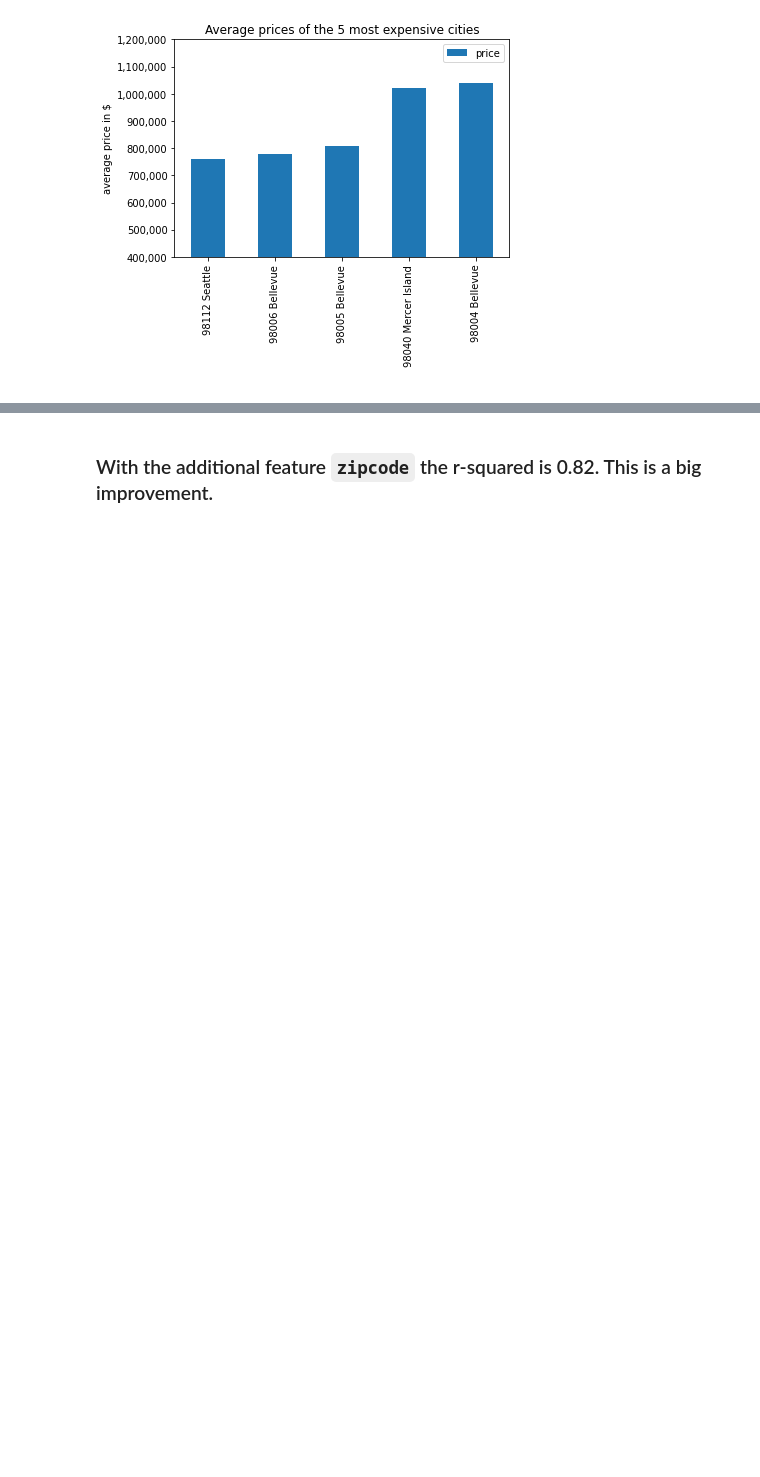
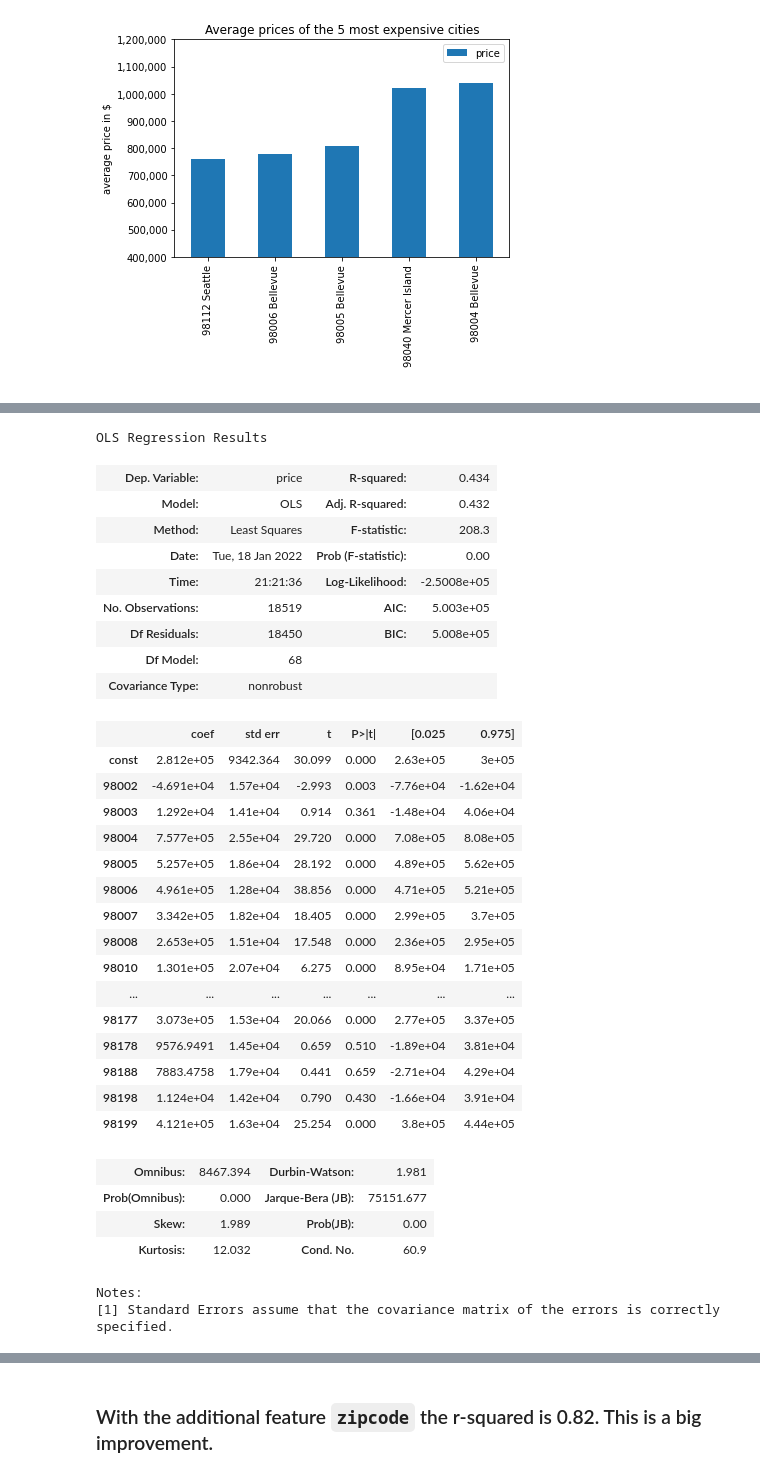
Before and after one commit to christine-berlin/house_price_predictions, a Jupyter notebook: notebooks/EDA.ipynb, the cells around one changed output, grey strips where cells are left out. Drawn from its saved outputs; the diff is of its cells as text; code cells hidden in the pictures; blank space fills up the shorter version.

```diff
--- a/notebooks/EDA.ipynb
+++ b/notebooks/EDA.ipynb
@@ -597,0 +608,41 @@ df_king_county_cut = pd.concat([zip_dummies,df_king_county_cut], axis = 1)
+# %%
+#create OLS model
+X = pd.DataFrame(zip_dummies)
+X = sm.add_constant(X)
+y = df_king_county_cut.price
+model = sm.OLS(y,X)
+results = model.fit()
+results.summary()
+# %% [output]
+OLS Regression Results
+| Dep. Variable: | price | R-squared: | 0.434 |
+| Model: | OLS | Adj. R-squared: | 0.432 |
+| Method: | Least Squares | F-statistic: | 208.3 |
+| Date: | Tue, 18 Jan 2022 | Prob (F-statistic): | 0.00 |
+| Time: | 21:21:36 | Log-Likelihood: | -2.5008e+05 |
+| No. Observations: | 18519 | AIC: | 5.003e+05 |
+| Df Residuals: | 18450 | BIC: | 5.008e+05 |
+| Df Model: | 68 |  |  |
+| Covariance Type: | nonrobust |  |  |
+|  | coef | std err | t | P>|t| | [0.025 | 0.975] |
+| const | 2.812e+05 | 9342.364 | 30.099 | 0.000 | 2.63e+05 | 3e+05 |
+| 98002 | -4.691e+04 | 1.57e+04 | -2.993 | 0.003 | -7.76e+04 | -1.62e+04 |
+| 98003 | 1.292e+04 | 1.41e+04 | 0.914 | 0.361 | -1.48e+04 | 4.06e+04 |
+| 98004 | 7.577e+05 | 2.55e+04 | 29.720 | 0.000 | 7.08e+05 | 8.08e+05 |
+| 98005 | 5.257e+05 | 1.86e+04 | 28.192 | 0.000 | 4.89e+05 | 5.62e+05 |
+| 98006 | 4.961e+05 | 1.28e+04 | 38.856 | 0.000 | 4.71e+05 | 5.21e+05 |
+| 98007 | 3.342e+05 | 1.82e+04 | 18.405 | 0.000 | 2.99e+05 | 3.7e+05 |
+| 98008 | 2.653e+05 | 1.51e+04 | 17.548 | 0.000 | 2.36e+05 | 2.95e+05 |
+| 98010 | 1.301e+05 | 2.07e+04 | 6.275 | 0.000 | 8.95e+04 | 1.71e+05 |
+| ... | ... | ... | ... | ... | ... | ... |
+| 98177 | 3.073e+05 | 1.53e+04 | 20.066 | 0.000 | 2.77e+05 | 3.37e+05 |
+| 98178 | 9576.9491 | 1.45e+04 | 0.659 | 0.510 | -1.89e+04 | 3.81e+04 |
+| 98188 | 7883.4758 | 1.79e+04 | 0.441 | 0.659 | -2.71e+04 | 4.29e+04 |
+| 98198 | 1.124e+04 | 1.42e+04 | 0.790 | 0.430 | -1.66e+04 | 3.91e+04 |
+| 98199 | 4.121e+05 | 1.63e+04 | 25.254 | 0.000 | 3.8e+05 | 4.44e+05 |
+| Omnibus: | 8467.394 | Durbin-Watson: | 1.981 |
+| Prob(Omnibus): | 0.000 | Jarque-Bera (JB): | 75151.677 |
+| Skew: | 1.989 | Prob(JB): | 0.00 |
+| Kurtosis: | 12.032 | Cond. No. | 60.9 |
+Notes:
+[1] Standard Errors assume that the covariance matrix of the errors is correctly specified.
```
Also changed, not shown: parts of 14 cells of this notebook.
